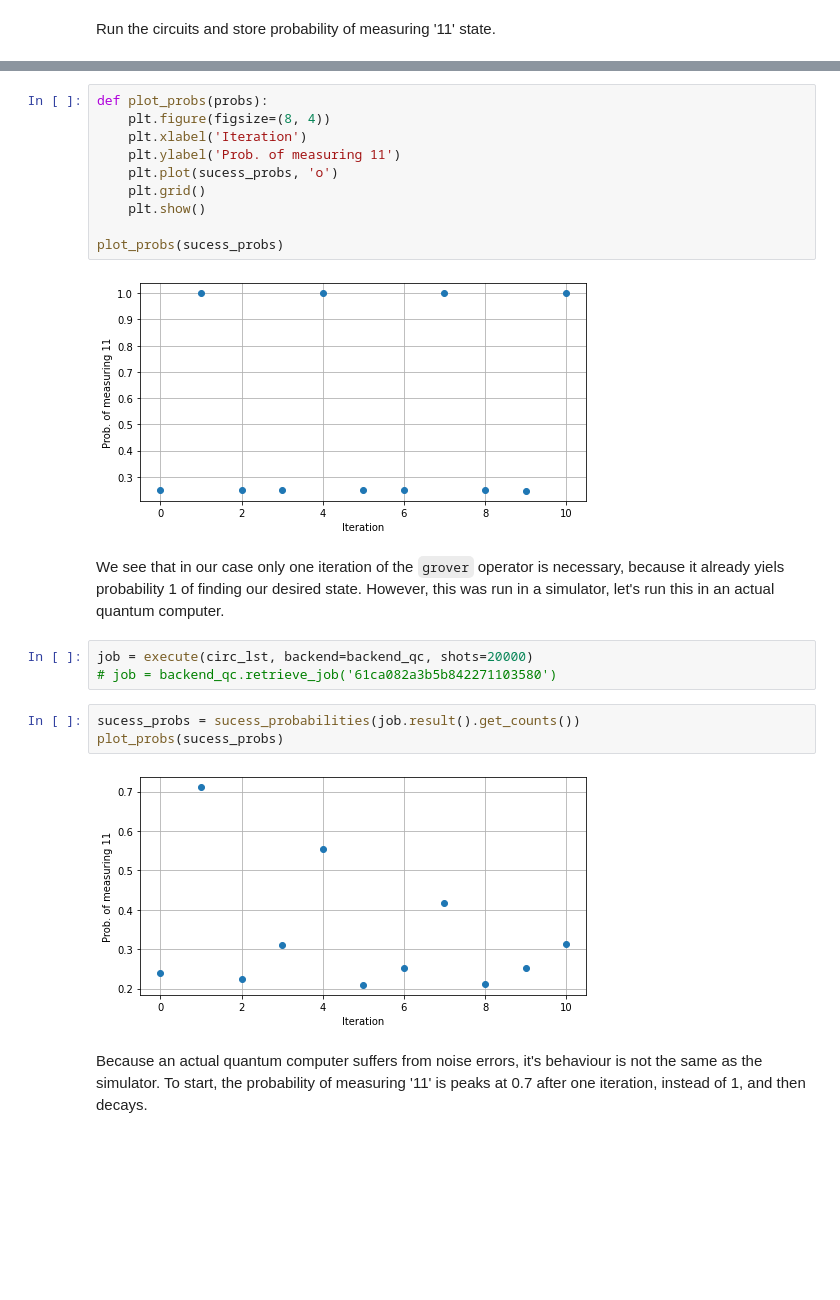
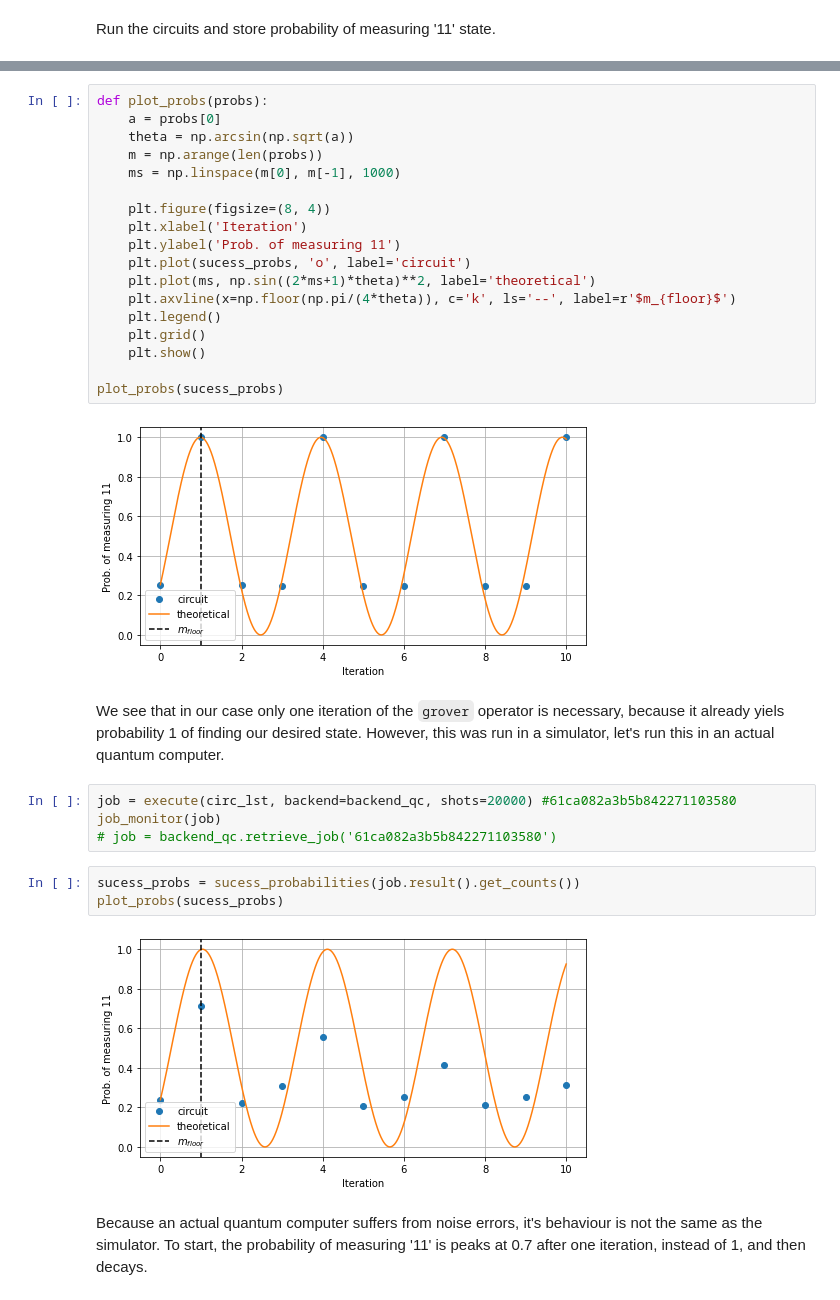
Before and after one commit to lhugens/quantum-computing, a Jupyter notebook: standard_grover_algorithm.ipynb, the cells around one changed output, grey strips where cells are left out. Saved outputs shown, nothing was run; the diff lists cells and outputs as text; blank space fills up the shorter version.

```diff
--- a/standard_grover_algorithm.ipynb
+++ b/standard_grover_algorithm.ipynb
@@ -126,25 +128,34 @@ print(sucess_probs)
 # %%
 def plot_probs(probs):
+    a = probs[0]
+    theta = np.arcsin(np.sqrt(a))
+    m = np.arange(len(probs))
+    ms = np.linspace(m[0], m[-1], 1000)
+
     plt.figure(figsize=(8, 4))
     plt.xlabel('Iteration')
     plt.ylabel('Prob. of measuring 11')
-    plt.plot(sucess_probs, 'o')
+    plt.plot(sucess_probs, 'o', label='circuit')
+    plt.plot(ms, np.sin((2*ms+1)*theta)**2, label='theoretical')
+    plt.axvline(x=np.floor(np.pi/(4*theta)), c='k', ls='--', label=r'$m_{floor}$')
+    plt.legend()
     plt.grid()
     plt.show()
 
 plot_probs(sucess_probs)
 # %% [output]
-[figure, old version]
+[figure, new version]
 # %% [markdown]
 We see that in our case only one iteration of the `grover` operator is necessary, because it already yiels probability 1 of finding our desired state. However, this was run in a simulator, let's run this in an actual quantum computer.
 # %%
-job = execute(circ_lst, backend=backend_qc, shots=20000)
+job = execute(circ_lst, backend=backend_qc, shots=20000) #61ca082a3b5b842271103580
+job_monitor(job)
 # job = backend_qc.retrieve_job('61ca082a3b5b842271103580')
 # %%
 sucess_probs = sucess_probabilities(job.result().get_counts())
 plot_probs(sucess_probs)
 # %% [output]
-[figure, old version]
+[figure, new version]
 # %% [markdown]
 Because an actual quantum computer suffers from noise errors, it's behaviour is not the same as the simulator. To start, the probability of measuring '11' is peaks at 0.7 after one iteration, instead of 1, and then decays.
 # %%
```
Also changed, not shown: parts of 3 cells of this notebook, 2 other files.
